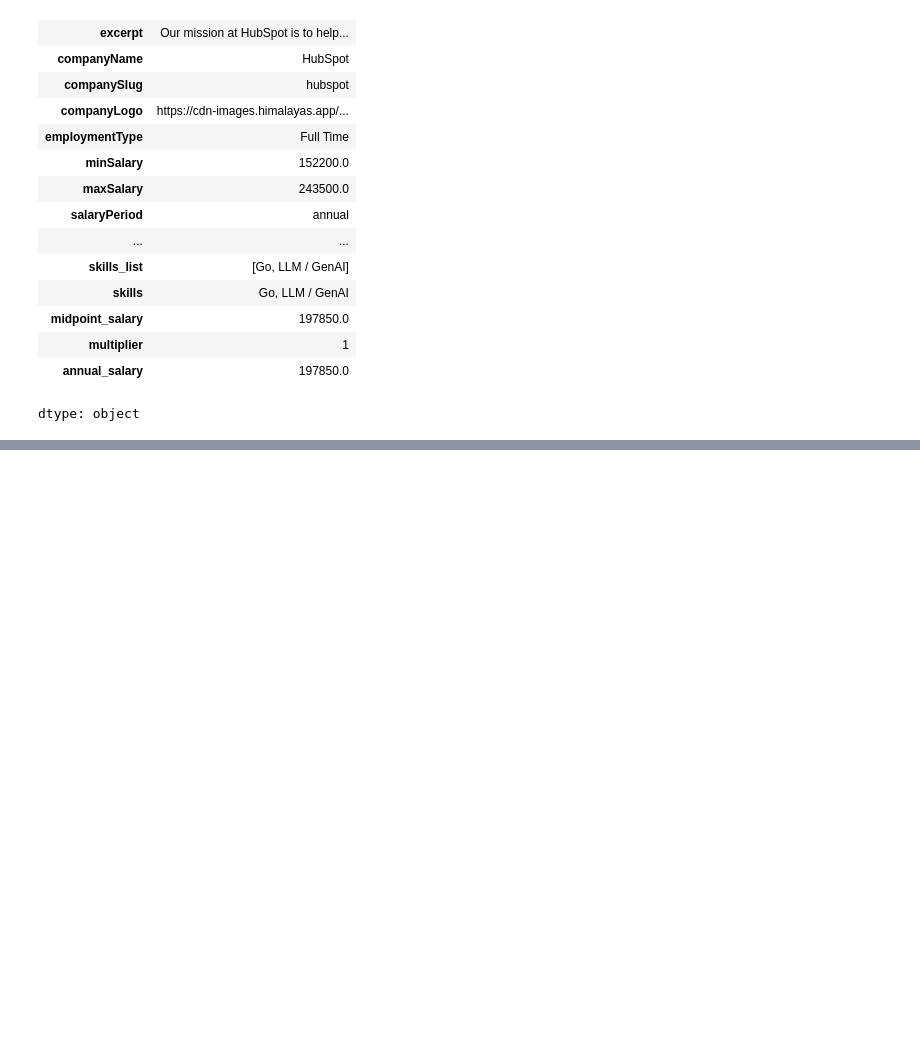
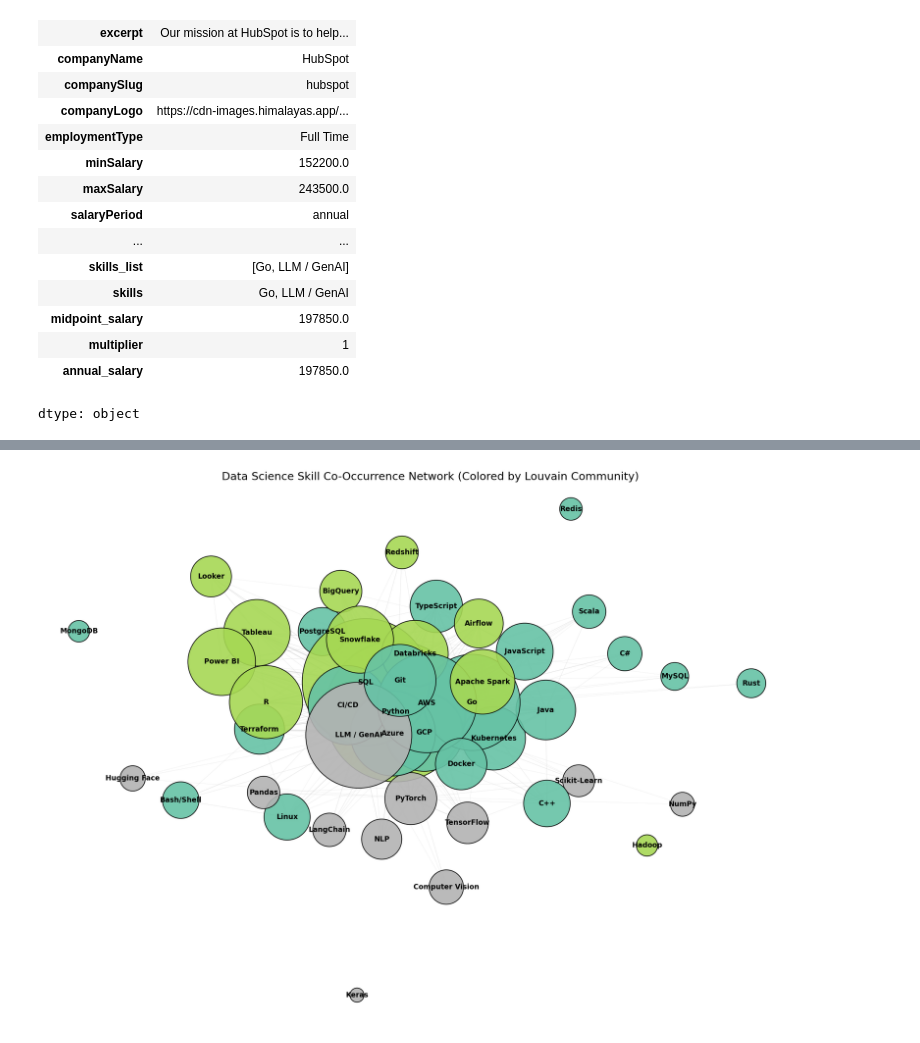
Before and after one commit to Noadori34/Web-analytics-project, a Jupyter notebook: Final_data_extraction.ipynb, the cells around one changed output, grey strips where cells are left out. Saved outputs shown, nothing was run; the diff lists cells and outputs as text; code cells hidden in the pictures; blank space fills up the shorter version.

```diff
--- a/Final_data_extraction.ipynb
+++ b/Final_data_extraction.ipynb
@@ -339,0 +349,2 @@ df_with_salary_relevant.to_csv('web_analytics_dataset.csv', index=False)
+# %%
+df_with_salary_relevant = pd.read_csv('/content/drive/MyDrive/web_analytics_dataset.csv')
@@ -339,0 +604,18 @@ df_with_salary_relevant.to_csv('web_analytics_dataset.csv', index=False)
+# %%
+communities = nx.community.louvain_communities(G, weight="weight", seed=42)
+modularity = nx.community.modularity(G, communities, weight="weight")
+print(f"Detected {len(communities)} skill communities (Modularity = {modularity:.3f}):\n")
+
+node_to_cluster = {}
+for idx, comm in enumerate(sorted(communities, key=len, reverse=True)):
+    for skill in comm:
+        node_to_cluster[skill] = idx
+
+    # Sort skills inside each cluster by frequency
+    ordered_skills = sorted(comm, key=lambda s: G.nodes[s]["count"], reverse=True)
+    # Descriptive median salary across postings mentioning at least one skill in this cluster
+    cluster_mask = df["skills_list"].apply(lambda lst: any(s in comm for s in lst))
+    cluster_med_sal = df.loc[cluster_mask, "annual_salary"].median()
+
+    print(f"Cluster {idx + 1} ({len(comm)} skills | Cluster Median Salary: ${cluster_med_sal:,.0f}):")
+    print("  ", ", ".join(ordered_skills), "\n")
@@ -339,0 +633,35 @@ df_with_salary_relevant.to_csv('web_analytics_dataset.csv', index=False)
+# %%
+import matplotlib.pyplot as plt
+
+plt.figure(figsize=(14, 10), dpi=150)
+
+# Keep only stronger edges for visual clarity
+weights = [d["weight"] for _, _, d in G.edges(data=True)]
+edge_threshold = np.percentile(weights, 70)  # Show top 30% strongest connections
+visible_edges = [(u, v) for u, v, d in G.edges(data=True) if d["weight"] >= edge_threshold]
+
+pos = nx.spring_layout(G, k=0.65, weight="weight", seed=42)
+
+# Node styling: size = job count, color = Louvain community
+node_sizes = [G.nodes[n]["count"] * 18 for n in G.nodes()]
+node_colors = [node_to_cluster[n] for n in G.nodes()]
+
+# Edge styling: width proportional to co-occurrence count
+max_w = max(weights)
+edge_widths = [(G[u][v]["weight"] / max_w) * 4.5 for u, v in visible_edges]
+
+nx.draw_networkx_edges(
+    G, pos, edgelist=visible_edges, width=edge_widths, alpha=0.25, edge_color="gray"
+)
+nx.draw_networkx_nodes(
+    G, pos, node_size=node_sizes, node_color=node_colors, cmap=plt.cm.Set2, alpha=0.9, edgecolors="black"
+)
+nx.draw_networkx_labels(G, pos, font_size=9, font_weight="bold")
+
+plt.title("Data Science Skill Co-Occurrence Network (Colored by Louvain Community)", fontsize=14)
+plt.axis("off")
+plt.tight_layout()
+plt.savefig("/content/drive/MyDrive/skill_network.png", dpi=300)
+plt.show()
+# %% [output]
+[figure, added]
```
Also changed, not shown: parts of 13 cells of this notebook.
